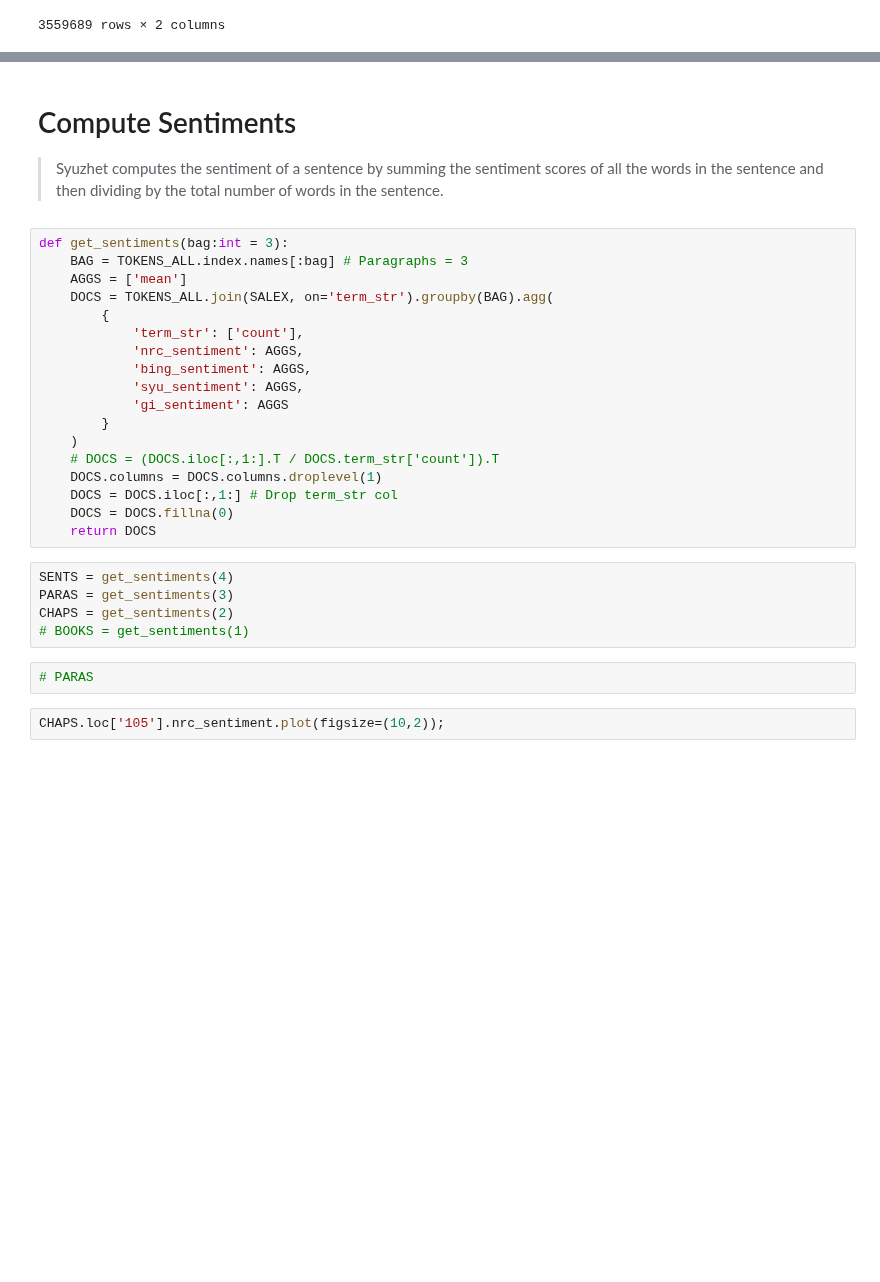
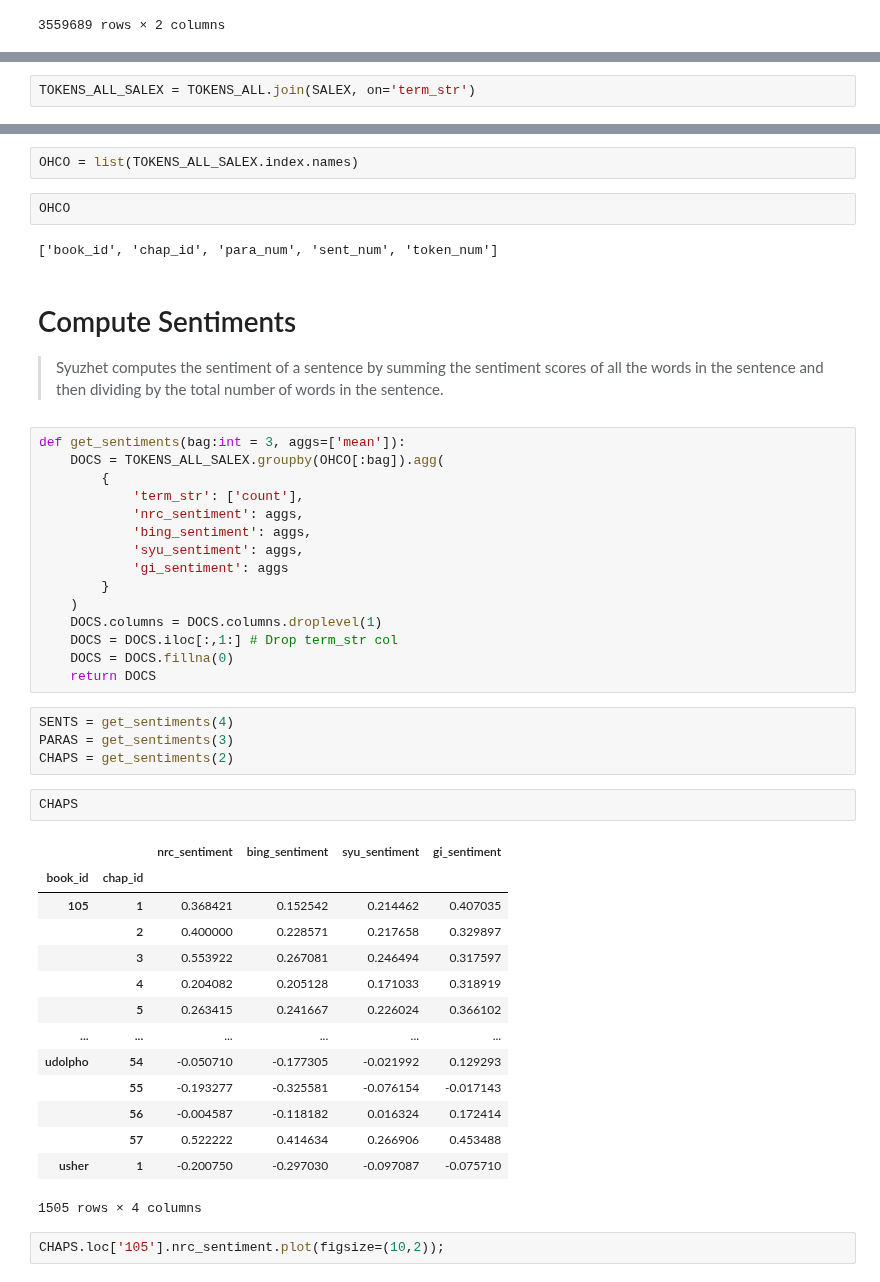
Before and after one commit to sqr8ap/DS5001-2025-01-R, a Jupyter notebook: lessons/M11_Narrative/M11_01_ExportBooksWithSentiment.ipynb, the cells around one changed output, grey strips where cells are left out. Saved outputs shown, nothing was run; the diff lists cells and outputs as text; blank space fills up the shorter version.

```diff
--- a/lessons/M11_Narrative/M11_01_ExportBooksWithSentiment.ipynb
+++ b/lessons/M11_Narrative/M11_01_ExportBooksWithSentiment.ipynb
@@ -224,0 +227,2 @@ TOKENS_ALL
+# %%
+TOKENS_ALL_SALEX = TOKENS_ALL.join(SALEX, on='term_str')
@@ -225,21 +239,24 @@ TOKENS_ALL
+# %%
+OHCO = list(TOKENS_ALL_SALEX.index.names)
+# %%
+OHCO
+# %% [output]
+['book_id', 'chap_id', 'para_num', 'sent_num', 'token_num']
 # %% [markdown]
 # Compute Sentiments
 
 > Syuzhet computes the sentiment of a sentence by summing the sentiment scores of all the words in the sentence and then dividing by the total number of words in the sentence.
 # %%
-def get_sentiments(bag:int = 3):
-    BAG = TOKENS_ALL.index.names[:bag] # Paragraphs = 3
-    AGGS = ['mean']
-    DOCS = TOKENS_ALL.join(SALEX, on='term_str').groupby(BAG).agg(
+def get_sentiments(bag:int = 3, aggs=['mean']):
+    DOCS = TOKENS_ALL_SALEX.groupby(OHCO[:bag]).agg(
         {
             'term_str': ['count'],
-            'nrc_sentiment': AGGS,
-            'bing_sentiment': AGGS,
-            'syu_sentiment': AGGS,
-            'gi_sentiment': AGGS
+            'nrc_sentiment': aggs,
+            'bing_sentiment': aggs,
+            'syu_sentiment': aggs,
+            'gi_sentiment': aggs
         }
     )
-    # DOCS = (DOCS.iloc[:,1:].T / DOCS.term_str['count']).T
     DOCS.columns = DOCS.columns.droplevel(1)
     DOCS = DOCS.iloc[:,1:] # Drop term_str col
     DOCS = DOCS.fillna(0)
@@ -248,9 +265,23 @@ def get_sentiments(bag:int = 3):
 SENTS = get_sentiments(4)
 PARAS = get_sentiments(3)
 CHAPS = get_sentiments(2)
-# BOOKS = get_sentiments(1)
-# %%
-# PARAS
+# %%
+CHAPS
+# %% [output]
+|  |  | nrc_sentiment | bing_sentiment | syu_sentiment | gi_sentiment |
+| book_id | chap_id |  |  |  |  |
+| 105 | 1 | 0.368421 | 0.152542 | 0.214462 | 0.407035 |
+|  | 2 | 0.400000 | 0.228571 | 0.217658 | 0.329897 |
+|  | 3 | 0.553922 | 0.267081 | 0.246494 | 0.317597 |
+|  | 4 | 0.204082 | 0.205128 | 0.171033 | 0.318919 |
+|  | 5 | 0.263415 | 0.241667 | 0.226024 | 0.366102 |
+| ... | ... | ... | ... | ... | ... |
+| udolpho | 54 | -0.050710 | -0.177305 | -0.021992 | 0.129293 |
+|  | 55 | -0.193277 | -0.325581 | -0.076154 | -0.017143 |
+|  | 56 | -0.004587 | -0.118182 | 0.016324 | 0.172414 |
+|  | 57 | 0.522222 | 0.414634 | 0.266906 | 0.453488 |
+| usher | 1 | -0.200750 | -0.297030 | -0.097087 | -0.075710 |
+1505 rows × 4 columns
 # %%
 CHAPS.loc['105'].nrc_sentiment.plot(figsize=(10,2));
 # %% [output]
```
Also changed, not shown: parts of 3 cells of this notebook, 2 other files.
